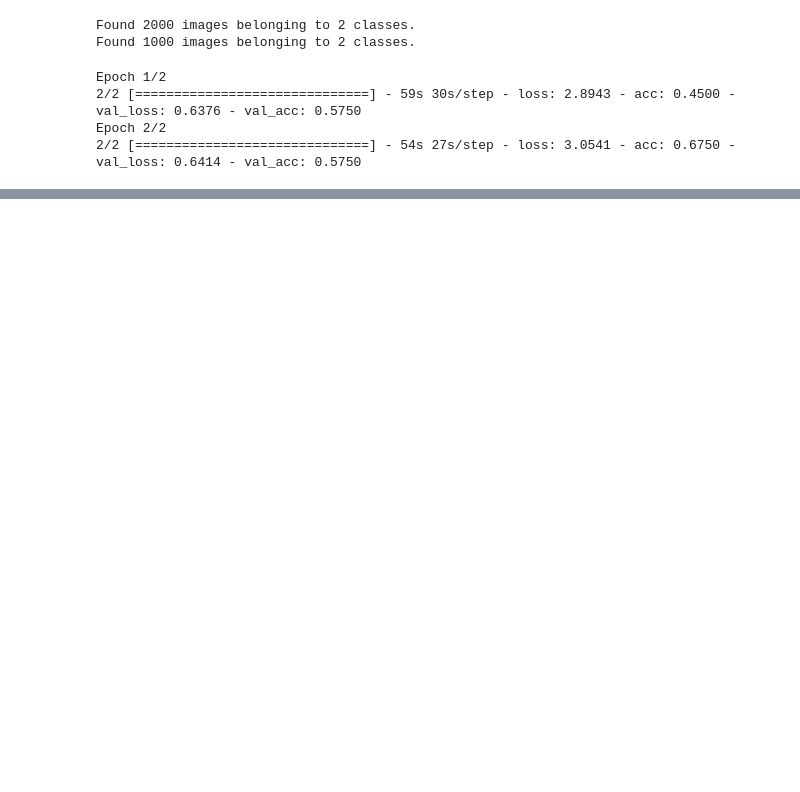
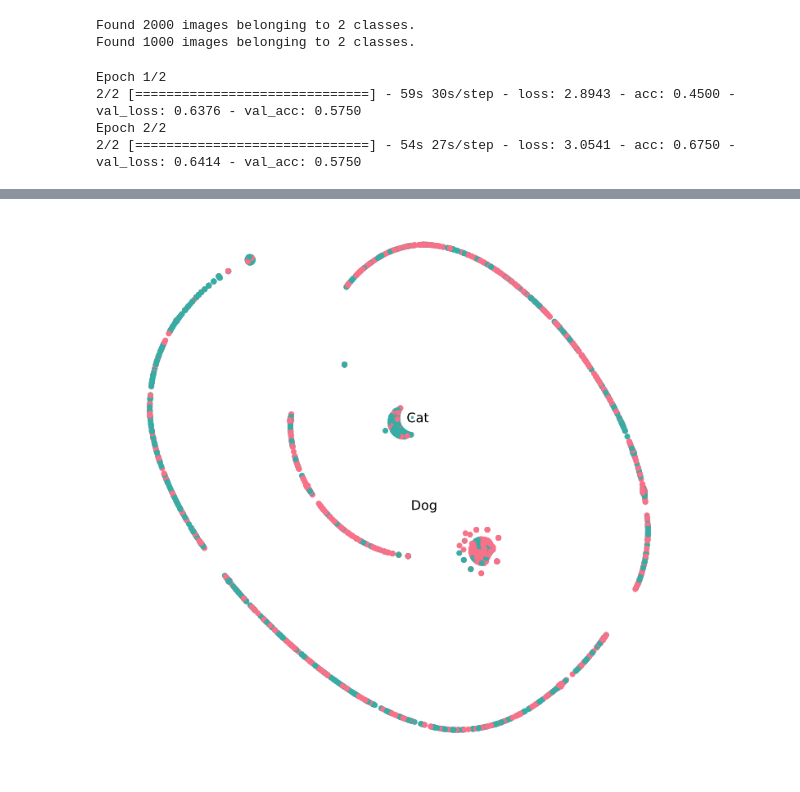
Before and after one commit to larrymoralez/ML-HW-3, a Jupyter notebook: ML_HW_3_4.ipynb, the cells around one changed output, grey strips where cells are left out. Drawn from its saved outputs; the diff is of its cells as text; code cells hidden in the pictures; blank space fills up the shorter version.

```diff
--- a/ML_HW_3_4.ipynb
+++ b/ML_HW_3_4.ipynb
@@ -75,11 +77,11 @@ train_data_gen = ImageDataGenerator(
   horizontal_flip = True,
   vertical_flip = True)
 
-train_gen = train_data_gen.flow_from_directory(train_data, target_size = (150, 150), batch_size = 20, class_mode = 'binary')
+train_gen = train_data_gen.flow_from_directory(train_data, target_size = (150, 150), batch_size = 2000, class_mode = 'binary')
 
 val_data_gen = ImageDataGenerator(rescale=1./255)
 
-val_gen = val_data_gen.flow_from_directory(val_data, target_size = (150, 150), batch_size = 20, class_mode = 'binary')
+val_gen = val_data_gen.flow_from_directory(val_data, target_size = (150, 150), batch_size = 2000, class_mode = 'binary')
 # %% [output]
 Found 2000 images belonging to 2 classes.
 Found 1000 images belonging to 2 classes.
@@ -127,24 +132,33 @@ AttributeError: ignored
 # %%
+
+class_names = ['Dog', 'Cat']
+
 def data_scatter(vecs, labels):
+    # choose a color palette with seaborn.
+    num_classes = len(np.unique(labels))
+    palette = np.array(sns.color_palette("husl", num_classes))
 
-  #generate color pallate
-  classes = len(np.unique(lebels))
+    # create a scatter plot.
+    f = plt.figure(figsize=(12, 12))
+    ax = plt.subplot(aspect='equal')
+    #print(vecs[:, 0])
+    #print(vecs[:, 1])
+    sc = ax.scatter(vecs[:, 0], vecs[:, 1], c=palette[labels.astype(int)])
+    plt.xlim(-25, 25)
+    plt.ylim(-25, 25)
+    ax.axis('off')
+    ax.axis('tight')
 
-  colors = np.array(sns.color_pallete('husl', classes))
 
-  #generate scatter plot
-  f = plt.figure(figsize=(12, 12))
-  ax = plt.subplot(aspect='equal')
-  sc = ax.scatter(vecs[:, 0], vecs[:, 1], c=palette[labels])
-  plt.xlim(-25, 25)
-  plt.ylim(-25, 25)
-  ax.axis('off')
-  ax.axis('tight')
+    for idx in range(num_classes):
 
-  for idx in range(classes):
-    x_coord, y_coord = np.median(vecs[labels == idx, :], axis=0)
-    txt = ax.text(x_coord, y_coord, class_names[idx], fontsize=16)
-    txt.set_path_effects([PathEffects.Stroke(linewidth=6, foreground="w"), PathEffects.Normal()])
+        x_coord, y_coord = np.median(vecs[labels == idx, :], axis=0)
+        txt = ax.text(x_coord, y_coord, class_names[idx], fontsize=16)
+
+
+        txt.set_path_effects([
+            PathEffects.Stroke(linewidth=6, foreground="w"),
+            PathEffects.Normal()])
 # %%
 time_start = time.time()
 cats_dogs_tsne = TSNE(random_state = 42).fit_transform(activations)
@@ -153,3 +165,5 @@ NameError: ignored
 # %%
 # visualize t-SNE output
-data_scatter(fashion_tsne, y_test_original)
+data_scatter(cats_dogs_tsne, y_data)
+# %% [output]
+[figure, added]
```
Also changed, not shown: parts of 3 cells of this notebook.
